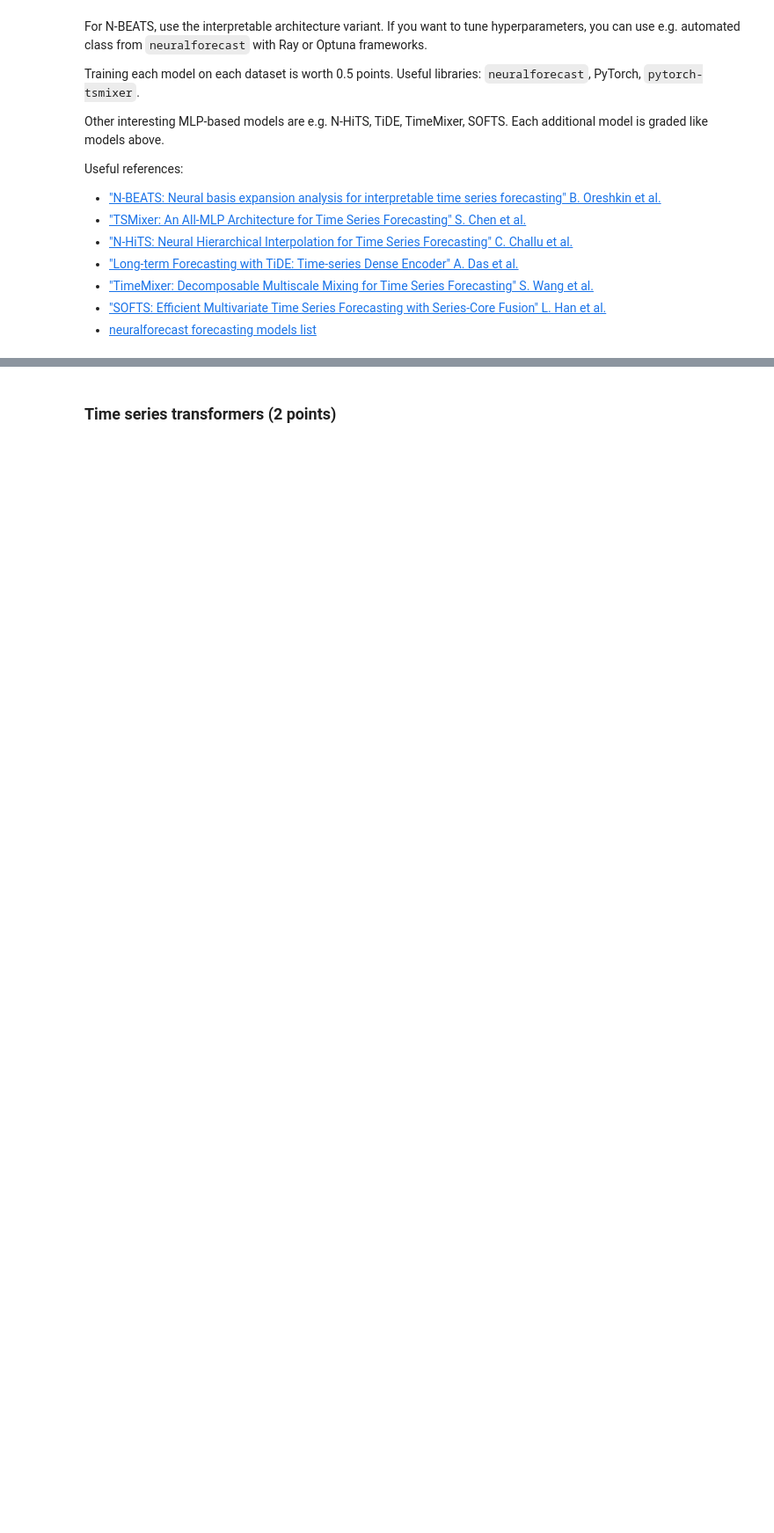
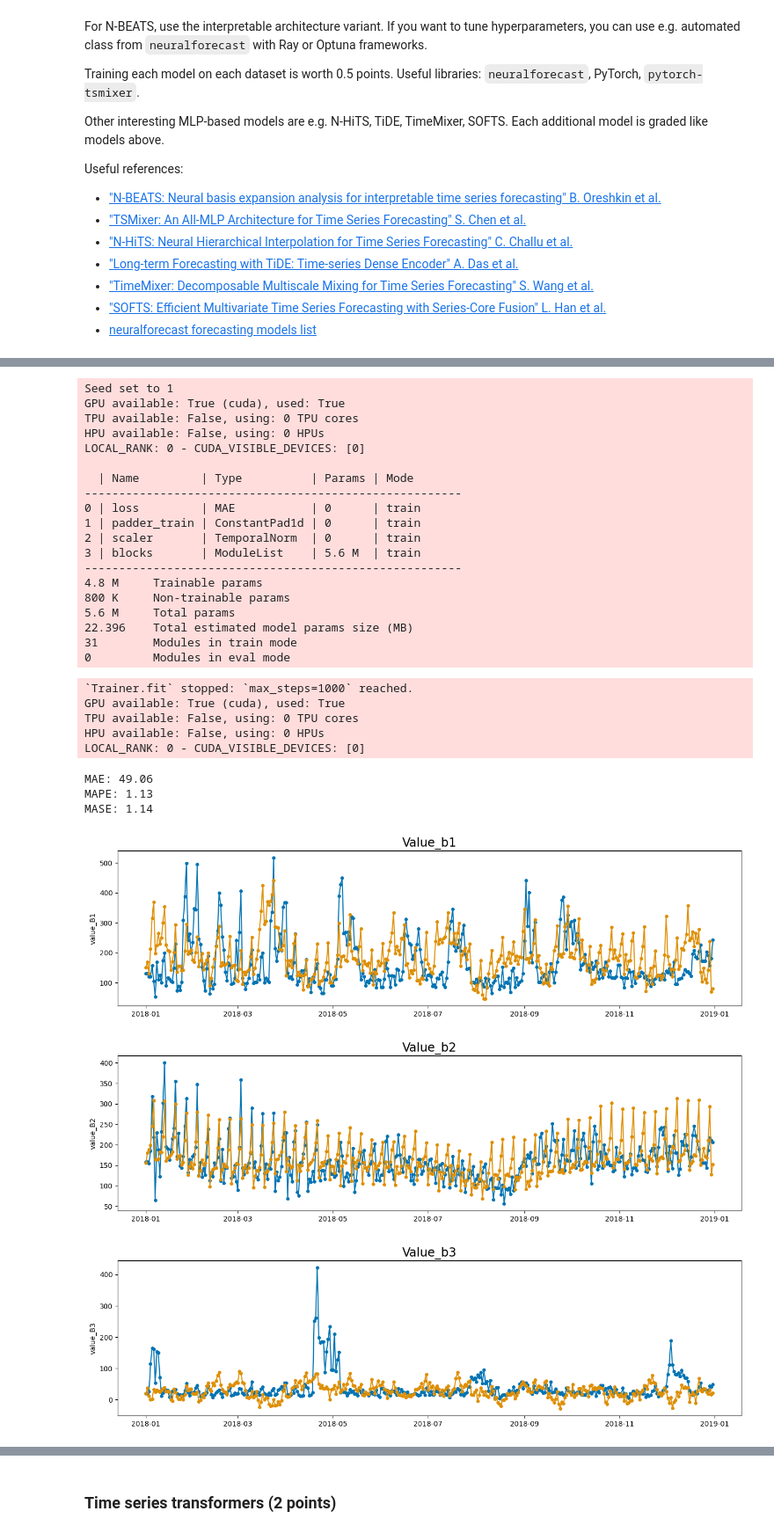
Before and after one commit to my-alaska/ml-course, a Jupyter notebook: time_series/time_series_2.ipynb, the cells around one changed output, grey strips where cells are left out. Shown at 88% size. Cells and saved outputs as stored; diff of their text form; code cells hidden in the pictures; blank space fills up the shorter version.

```diff
--- a/time_series/time_series_2.ipynb
+++ b/time_series/time_series_2.ipynb
@@ -396,0 +723,33 @@ Useful references:
+# %%
+train_nbeats(df_pasta_train,df_pasta_test,df_pasta_test.shape[0],plot_forecasts=True)
+# %% [output]
+Seed set to 1
+GPU available: True (cuda), used: True
+TPU available: False, using: 0 TPU cores
+HPU available: False, using: 0 HPUs
+LOCAL_RANK: 0 - CUDA_VISIBLE_DEVICES: [0]
+
+  | Name         | Type          | Params | Mode
+-------------------------------------------------------
+0 | loss         | MAE           | 0      | train
+1 | padder_train | ConstantPad1d | 0      | train
+2 | scaler       | TemporalNorm  | 0      | train
+3 | blocks       | ModuleList    | 5.6 M  | train
+-------------------------------------------------------
+4.8 M     Trainable params
+800 K     Non-trainable params
+5.6 M     Total params
+22.396    Total estimated model params size (MB)
+31        Modules in train mode
+0         Modules in eval mode
+`Trainer.fit` stopped: `max_steps=1000` reached.
+GPU available: True (cuda), used: True
+TPU available: False, using: 0 TPU cores
+HPU available: False, using: 0 HPUs
+LOCAL_RANK: 0 - CUDA_VISIBLE_DEVICES: [0]
+MAE: 49.06
+MAPE: 1.13
+MASE: 1.14
+[figure, added]
+[figure, added]
+[figure, added]
```
Also changed, not shown: parts of 33 cells of this notebook.
